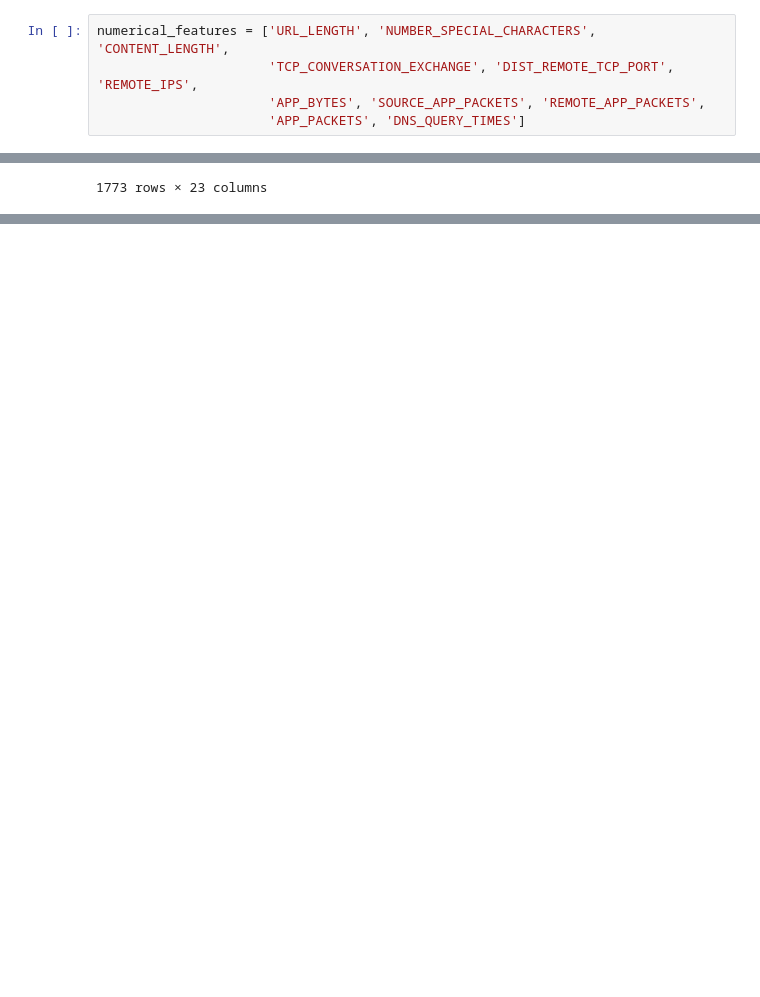
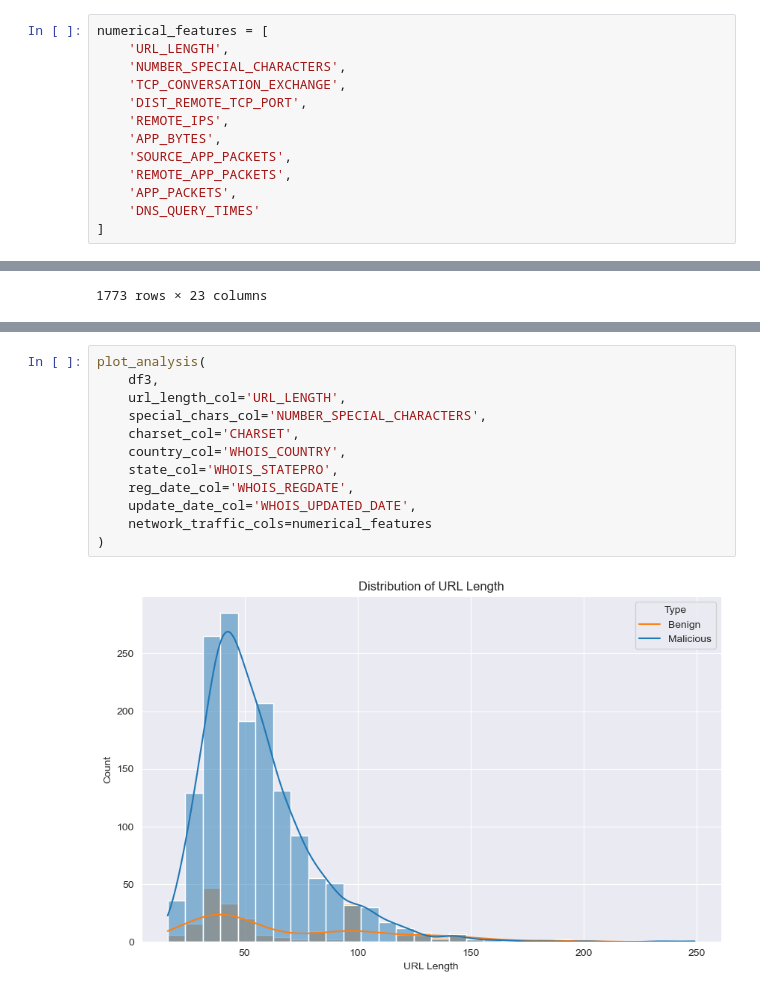
Before and after one commit to IvanMijic0/Malicious_and_Benign_Websites_Detection, a Jupyter notebook: main.ipynb, the cells around one changed output, grey strips where cells are left out. Saved outputs shown, nothing was run; the diff lists cells and outputs as text; blank space fills up the shorter version.

```diff
--- a/main.ipynb
+++ b/main.ipynb
@@ -127,8 +154,16 @@ class Columns(Enum):
 # %%
-numerical_features = ['URL_LENGTH', 'NUMBER_SPECIAL_CHARACTERS', 'CONTENT_LENGTH',
-                      'TCP_CONVERSATION_EXCHANGE', 'DIST_REMOTE_TCP_PORT', 'REMOTE_IPS',
-                      'APP_BYTES', 'SOURCE_APP_PACKETS', 'REMOTE_APP_PACKETS',
-                      'APP_PACKETS', 'DNS_QUERY_TIMES']
+numerical_features = [
+    'URL_LENGTH',
+    'NUMBER_SPECIAL_CHARACTERS',
+    'TCP_CONVERSATION_EXCHANGE',
+    'DIST_REMOTE_TCP_PORT',
+    'REMOTE_IPS',
+    'APP_BYTES',
+    'SOURCE_APP_PACKETS',
+    'REMOTE_APP_PACKETS',
+    'APP_PACKETS',
+    'DNS_QUERY_TIMES'
+]
 # %% [markdown]
 ## 1. Reading the File:
 # %%
@@ -814,0 +942,14 @@ df5
+# %%
+plot_analysis(
+    df3,
+    url_length_col='URL_LENGTH',
+    special_chars_col='NUMBER_SPECIAL_CHARACTERS',
+    charset_col='CHARSET',
+    country_col='WHOIS_COUNTRY',
+    state_col='WHOIS_STATEPRO',
+    reg_date_col='WHOIS_REGDATE',
+    update_date_col='WHOIS_UPDATED_DATE',
+    network_traffic_cols=numerical_features
+)
+# %% [output]
+[figure, added]
```
Also changed, not shown: parts of 22 cells of this notebook, 4 other files.
